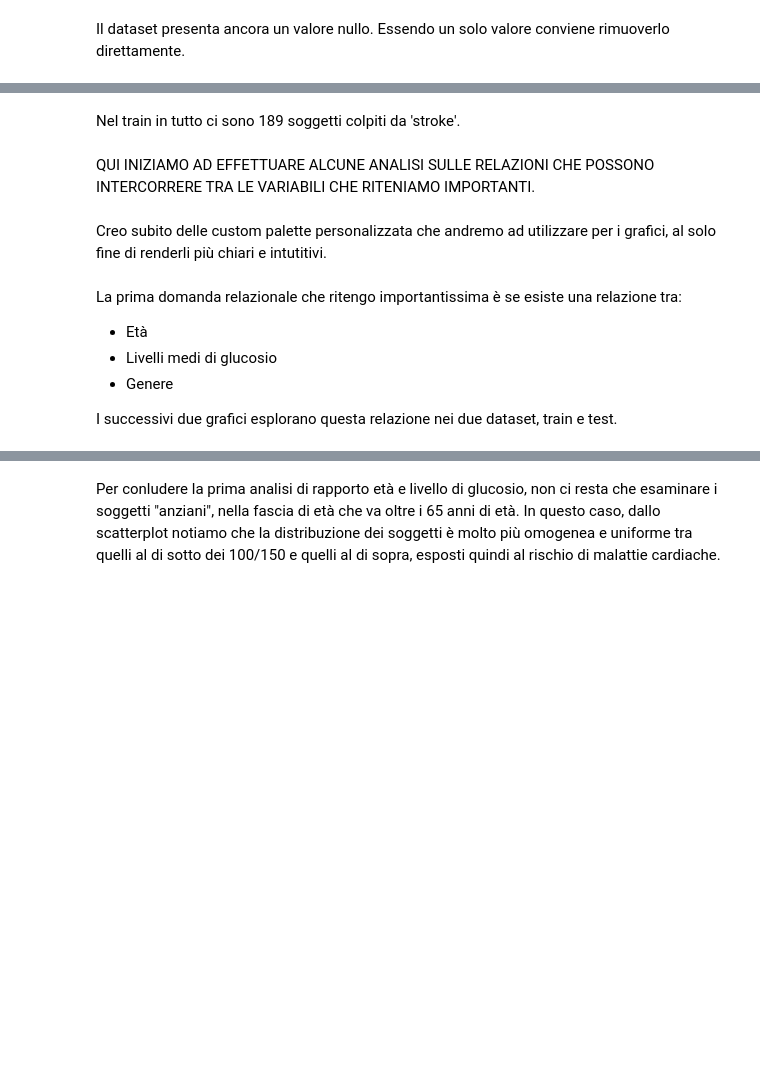
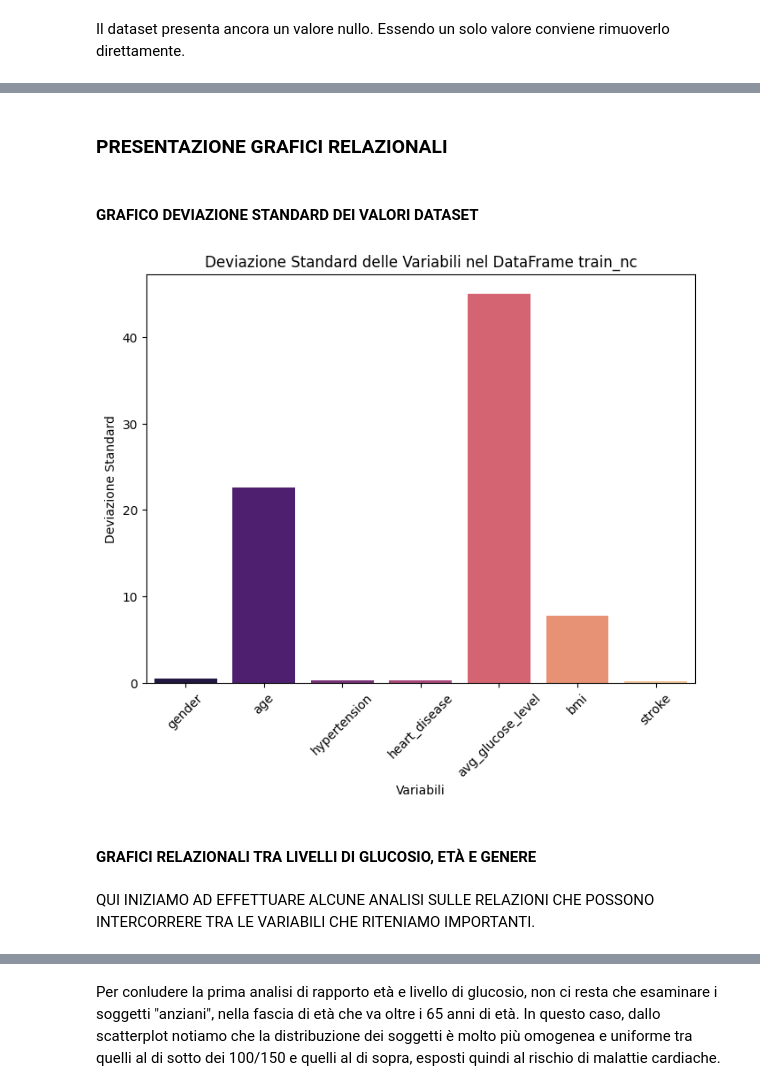
Before and after one commit to martiorru/paper_unibo, a Jupyter notebook: 1_Rinizio_progetto_Poggi.ipynb, the cells around one changed output, grey strips where cells are left out. Drawn from its saved outputs; the diff is of its cells as text; code cells hidden in the pictures; blank space fills up the shorter version.

```diff
--- a/1_Rinizio_progetto_Poggi.ipynb
+++ b/1_Rinizio_progetto_Poggi.ipynb
@@ -457,2 +563,0 @@ Il numero totale di soggetti colpiti da stroke è: 189
-# %% [markdown]
-Nel train in tutto ci sono 189 soggetti colpiti da 'stroke'.
@@ -461,0 +564,2 @@ print("Numero totale di casi di infarto è:", totale_stroke)
+# %% [markdown]
+### PRESENTAZIONE GRAFICI RELAZIONALI
@@ -462,4 +569,20 @@ print("Numero totale di casi di infarto è:", totale_stroke)
+# %% [markdown]
+#### GRAFICO DEVIAZIONE STANDARD DEI VALORI DATASET
+# %%
+dev_std = train_nc.std()
+
+# Creiamo un grafico utilizzando Seaborn
+plt.figure(figsize=(8, 6))
+sns.barplot(x=dev_std.index, y=dev_std.values, palette= "magma")
+dev_std = train_nc.std(numeric_only=True)
+plt.title("Deviazione Standard delle Variabili nel DataFrame train_nc")
+plt.xlabel('Variabili')
+plt.ylabel('Deviazione Standard')
+plt.xticks(rotation=45)
+plt.show()
+# %% [output]
+[figure, added]
+# %% [markdown]
+#### GRAFICI RELAZIONALI TRA LIVELLI DI GLUCOSIO, ETÀ E GENERE
 # %% [markdown]
   QUI INIZIAMO AD EFFETTUARE ALCUNE ANALISI SULLE RELAZIONI CHE POSSONO INTERCORRERE TRA LE VARIABILI CHE RITENIAMO IMPORTANTI.
-# %% [markdown]
-Creo subito delle custom palette personalizzata che andremo ad utilizzare per i grafici, al solo fine di renderli più chiari e intutitivi.
@@ -469,8 +588,0 @@ custom_palette2 = ["blue","#ff0000"]
-# %% [markdown]
-La prima domanda relazionale che ritengo importantissima è se esiste una relazione tra:
-
-* Età
-* Livelli medi di glucosio
-* Genere
-
-I successivi due grafici esplorano questa relazione nei due dataset, train e test.
```
Also changed, not shown: parts of 153 cells of this notebook.
